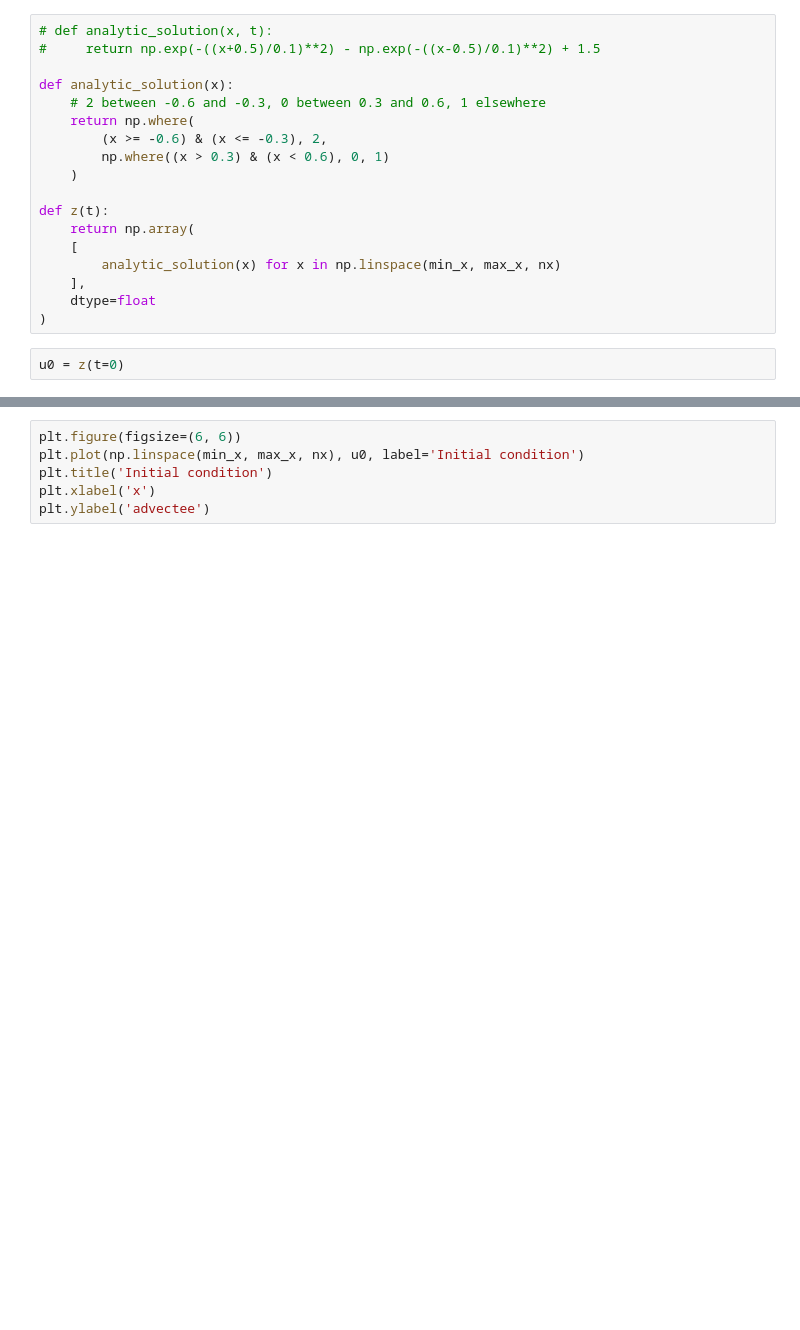
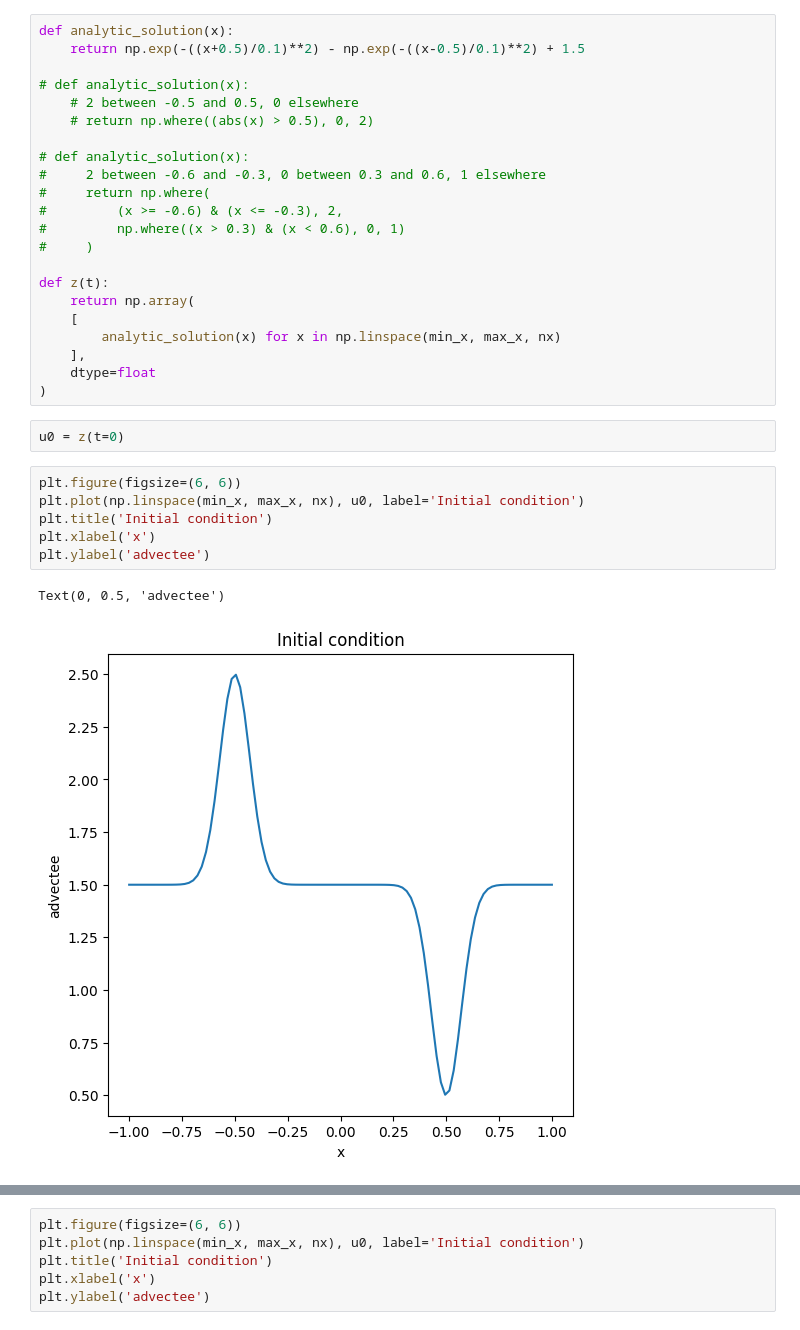
Before and after one commit to pawelmagnu/PyMPDATA, a Jupyter notebook: fluxes/second_advection.ipynb, the cells around one changed output, grey strips where cells are left out. Saved outputs shown, nothing was run; the diff lists cells and outputs as text; blank space fills up the shorter version.

```diff
--- a/fluxes/second_advection.ipynb
+++ b/fluxes/second_advection.ipynb
@@ -24,15 +24,19 @@ min_x, max_x = -1, 1
 dx = (max_x - min_x) / nx
 Cx = ux * dt / dx
 # %%
-# def analytic_solution(x, t):
-#     return np.exp(-((x+0.5)/0.1)**2) - np.exp(-((x-0.5)/0.1)**2) + 1.5
+def analytic_solution(x):
+    return np.exp(-((x+0.5)/0.1)**2) - np.exp(-((x-0.5)/0.1)**2) + 1.5
 
-def analytic_solution(x):
-    # 2 between -0.6 and -0.3, 0 between 0.3 and 0.6, 1 elsewhere
-    return np.where(
-        (x >= -0.6) & (x <= -0.3), 2,
-        np.where((x > 0.3) & (x < 0.6), 0, 1)
-    )
+# def analytic_solution(x):
+    # 2 between -0.5 and 0.5, 0 elsewhere
+    # return np.where((abs(x) > 0.5), 0, 2)
+
+# def analytic_solution(x):
+#     2 between -0.6 and -0.3, 0 between 0.3 and 0.6, 1 elsewhere
+#     return np.where(
+#         (x >= -0.6) & (x <= -0.3), 2,
+#         np.where((x > 0.3) & (x < 0.6), 0, 1)
+#     )
 
 def z(t):
     return np.array(
@@ -43,3 +47,12 @@ def z(t):
 )
 # %%
 u0 = z(t=0)
+# %%
+plt.figure(figsize=(6, 6))
+plt.plot(np.linspace(min_x, max_x, nx), u0, label='Initial condition')
+plt.title('Initial condition')
+plt.xlabel('x')
+plt.ylabel('advectee')
+# %% [output]
+Text(0, 0.5, 'advectee')
+[figure, added]
```
Also changed, not shown: parts of 1 cell of this notebook.
